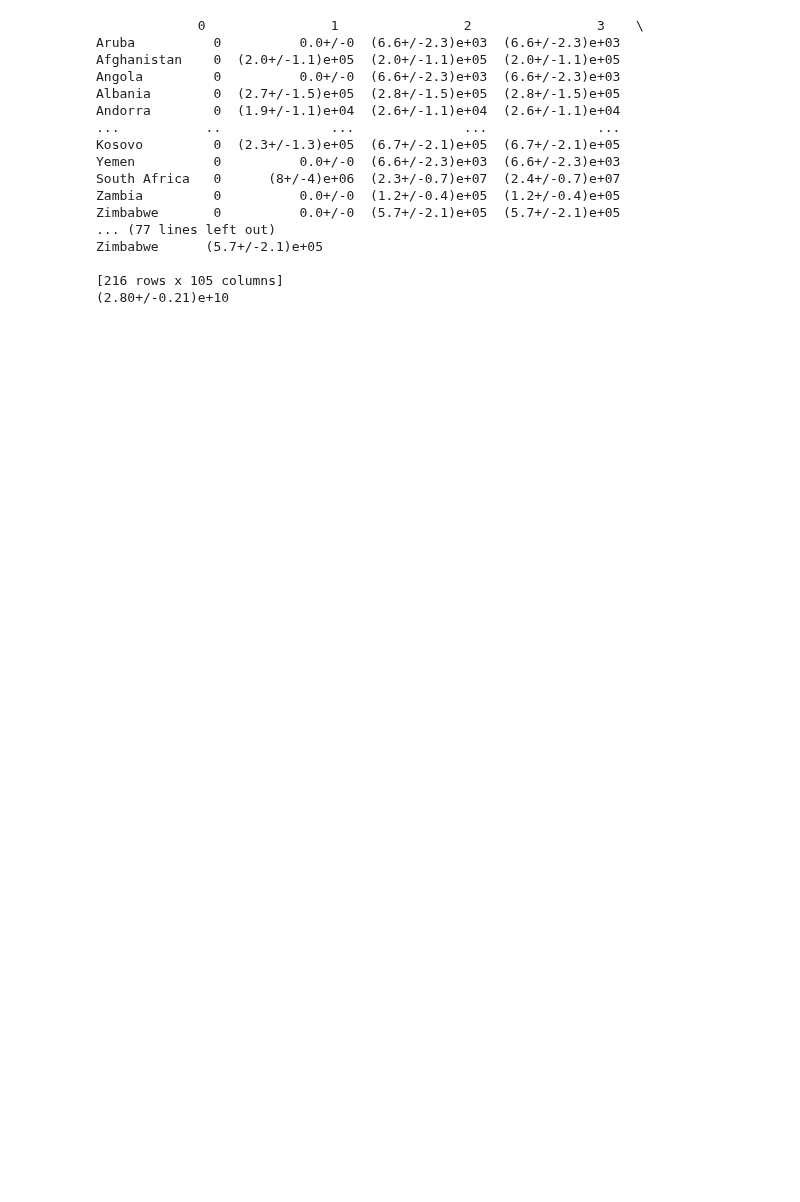
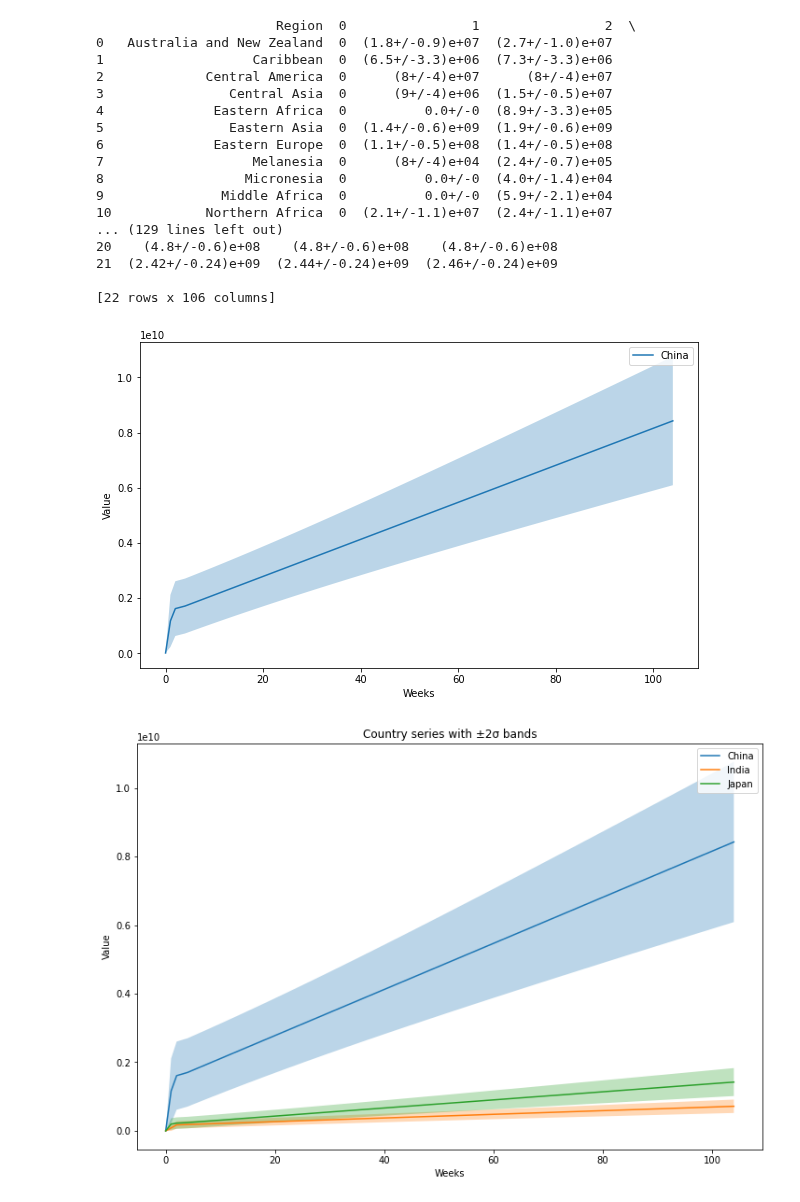
Before and after one commit to SPROOK/InRoomAirFilterScaleUp, a Jupyter notebook: scripts/Countries_Processing_MS.ipynb, the cells around one changed output. Cells and saved outputs as stored; diff of their text form; code cells hidden in the pictures; blank space fills up the shorter version.

Commit message:
Visualing transfered to pickle and added to Country processing script

```diff
--- a/scripts/Countries_Processing_MS.ipynb
+++ b/scripts/Countries_Processing_MS.ipynb
@@ -280,25 +303,0 @@ Scale_Up_df.to_csv(output_path, index=True)
-# %%
-## ---------------------------- Scale Up Plotting for Tester ----------------------------
-
-print(Scale_Up_df)
-
-total = Scale_Up_df.iloc[:, -1].sum()
-print(total)
-# %% [output]
-             0                1                2                3    \
-Aruba          0          0.0+/-0  (6.6+/-2.3)e+03  (6.6+/-2.3)e+03
-Afghanistan    0  (2.0+/-1.1)e+05  (2.0+/-1.1)e+05  (2.0+/-1.1)e+05
-Angola         0          0.0+/-0  (6.6+/-2.3)e+03  (6.6+/-2.3)e+03
-Albania        0  (2.7+/-1.5)e+05  (2.8+/-1.5)e+05  (2.8+/-1.5)e+05
-Andorra        0  (1.9+/-1.1)e+04  (2.6+/-1.1)e+04  (2.6+/-1.1)e+04
-...           ..              ...              ...              ...
-Kosovo         0  (2.3+/-1.3)e+05  (6.7+/-2.1)e+05  (6.7+/-2.1)e+05
-Yemen          0          0.0+/-0  (6.6+/-2.3)e+03  (6.6+/-2.3)e+03
-South Africa   0      (8+/-4)e+06  (2.3+/-0.7)e+07  (2.4+/-0.7)e+07
-Zambia         0          0.0+/-0  (1.2+/-0.4)e+05  (1.2+/-0.4)e+05
-Zimbabwe       0          0.0+/-0  (5.7+/-2.1)e+05  (5.7+/-2.1)e+05
-... (77 lines left out)
-Zimbabwe      (5.7+/-2.1)e+05
-
-[216 rows x 105 columns]
-(2.80+/-0.21)e+10
@@ -304,0 +392,36 @@ Zimbabwe      (5.7+/-2.1)e+05
+# %%
+## ---------------------------- Scale Up Plotting for Tester ----------------------------
+
+df_loaded = pd.read_pickle(output_path.with_suffix(".pkl"))
+
+region_df = aggregate_by_region(df_loaded, region_type="UNregion")
+
+print(region_df)
+
+Region_list = region_df['Region'].tolist()
+
+plot_country(df_loaded, "China", sigma=2)
+plot_multiple_countries(df_loaded, ["China", "India", "Japan"], sigma=2)
+
+# Region-level plots
+# plot_region(region_df, Region_list , sigma=2)
+# %% [output]
+                       Region  0                1                2  \
+0   Australia and New Zealand  0  (1.8+/-0.9)e+07  (2.7+/-1.0)e+07
+1                   Caribbean  0  (6.5+/-3.3)e+06  (7.3+/-3.3)e+06
+2             Central America  0      (8+/-4)e+07      (8+/-4)e+07
+3                Central Asia  0      (9+/-4)e+06  (1.5+/-0.5)e+07
+4              Eastern Africa  0          0.0+/-0  (8.9+/-3.3)e+05
+5                Eastern Asia  0  (1.4+/-0.6)e+09  (1.9+/-0.6)e+09
+6              Eastern Europe  0  (1.1+/-0.5)e+08  (1.4+/-0.5)e+08
+7                   Melanesia  0      (8+/-4)e+04  (2.4+/-0.7)e+05
+8                  Micronesia  0          0.0+/-0  (4.0+/-1.4)e+04
+9               Middle Africa  0          0.0+/-0  (5.9+/-2.1)e+04
+10            Northern Africa  0  (2.1+/-1.1)e+07  (2.4+/-1.1)e+07
+... (129 lines left out)
+20    (4.8+/-0.6)e+08    (4.8+/-0.6)e+08    (4.8+/-0.6)e+08
+21  (2.42+/-0.24)e+09  (2.44+/-0.24)e+09  (2.46+/-0.24)e+09
+
+[22 rows x 106 columns]
+[figure, added]
+[figure, added]
```
Also changed, not shown: parts of 3 cells of this notebook, 1 other file.
